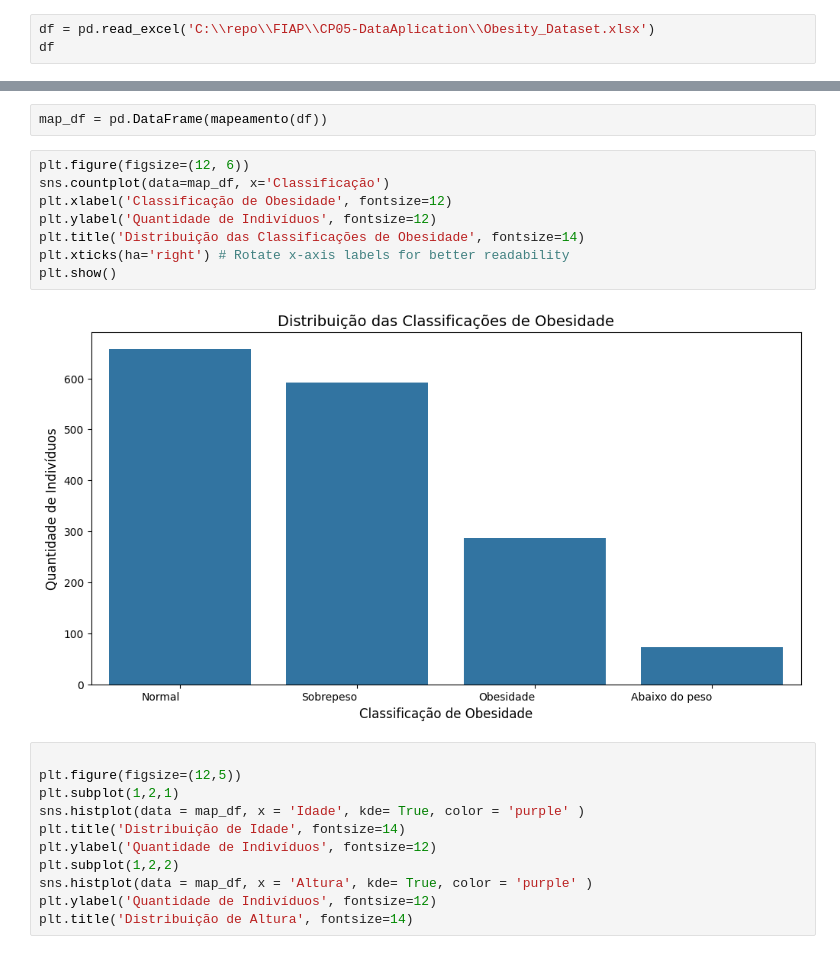
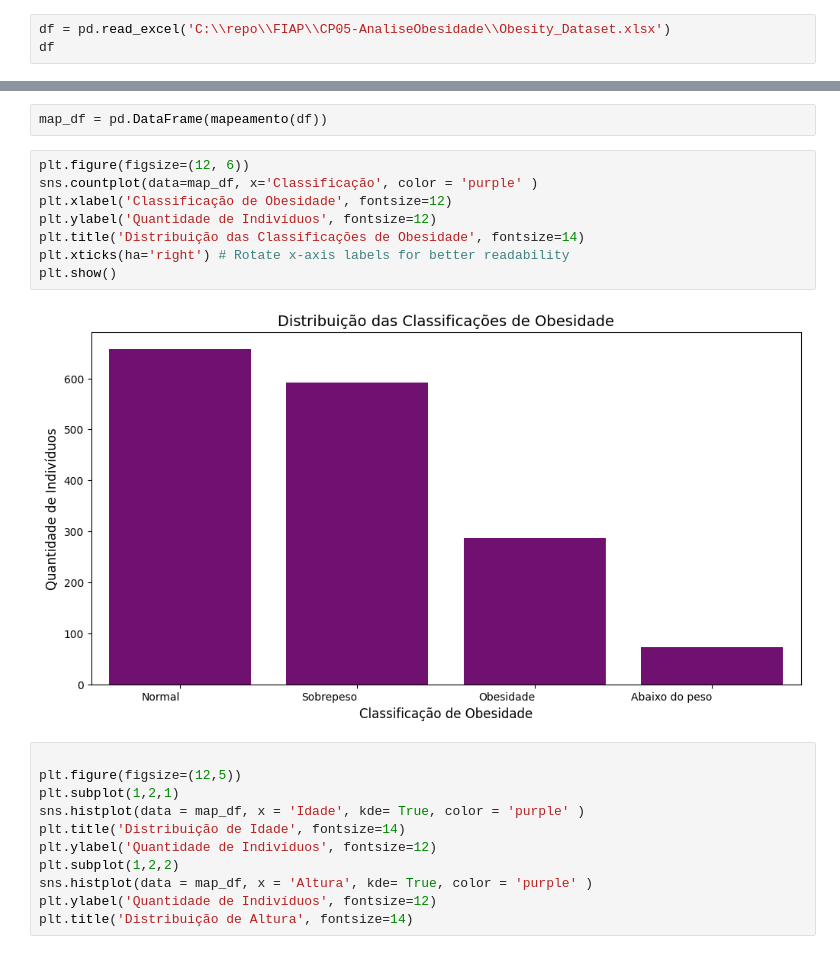
Before and after one commit to Fanykyta/CP05-AnaliseObesidade, a Jupyter notebook: AnaliseObesidade.ipynb, the cells around one changed output, grey strips where cells are left out. Cells and saved outputs as stored; diff of their text form.

```diff
--- a/AnaliseObesidade.ipynb
+++ b/AnaliseObesidade.ipynb
@@ -75,7 +75,7 @@ import seaborn as sns
 # %% [markdown]
 Carregando Arquivo
 # %%
-df = pd.read_excel('C:\\repo\\FIAP\\CP05-DataAplication\\Obesity_Dataset.xlsx')
+df = pd.read_excel('C:\\repo\\FIAP\\CP05-AnaliseObesidade\\Obesity_Dataset.xlsx')
 df
 # %% [output]
 |  | Sex | Age | Height | Overweight_Obese_Family | Consumption_of_Fast_Food | Frequency_of_Consuming_Vegetables | ... |
@@ -272,14 +272,14 @@ def mapeamento(df):
 map_df = pd.DataFrame(mapeamento(df))
 # %%
 plt.figure(figsize=(12, 6))
-sns.countplot(data=map_df, x='Classificação')
+sns.countplot(data=map_df, x='Classificação', color = 'purple' )
 plt.xlabel('Classificação de Obesidade', fontsize=12)
 plt.ylabel('Quantidade de Indivíduos', fontsize=12)
 plt.title('Distribuição das Classificações de Obesidade', fontsize=14)
 plt.xticks(ha='right') # Rotate x-axis labels for better readability
 plt.show()
 # %% [output]
-[figure, old version]
+[figure, new version]
 # %%
 
 plt.figure(figsize=(12,5))
```
Also changed, not shown: parts of 3 cells of this notebook.
